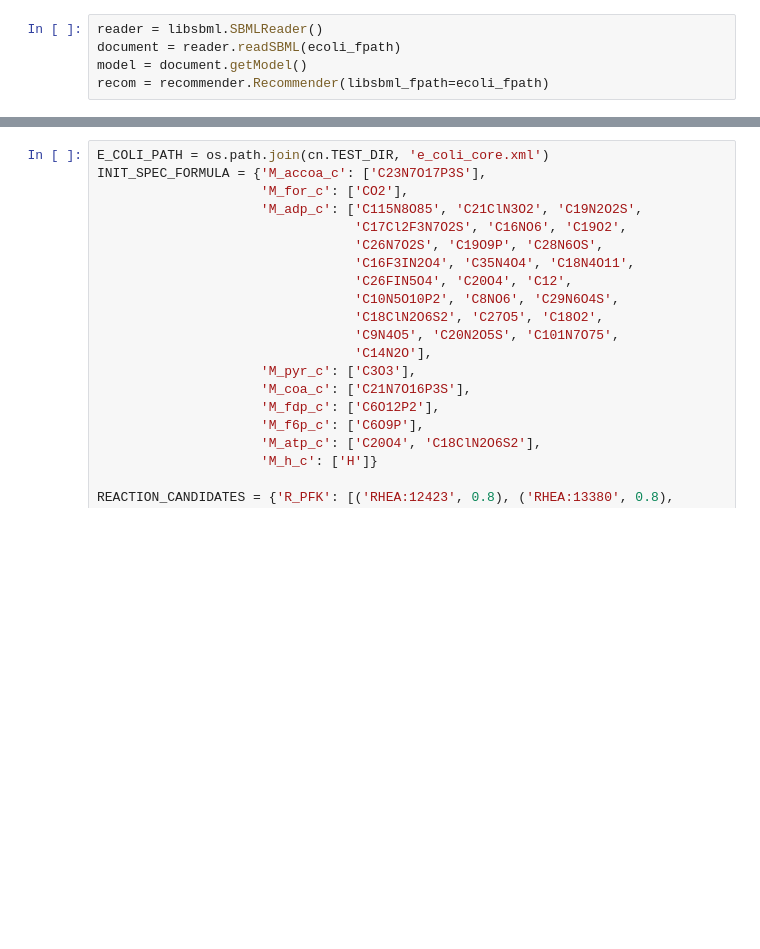
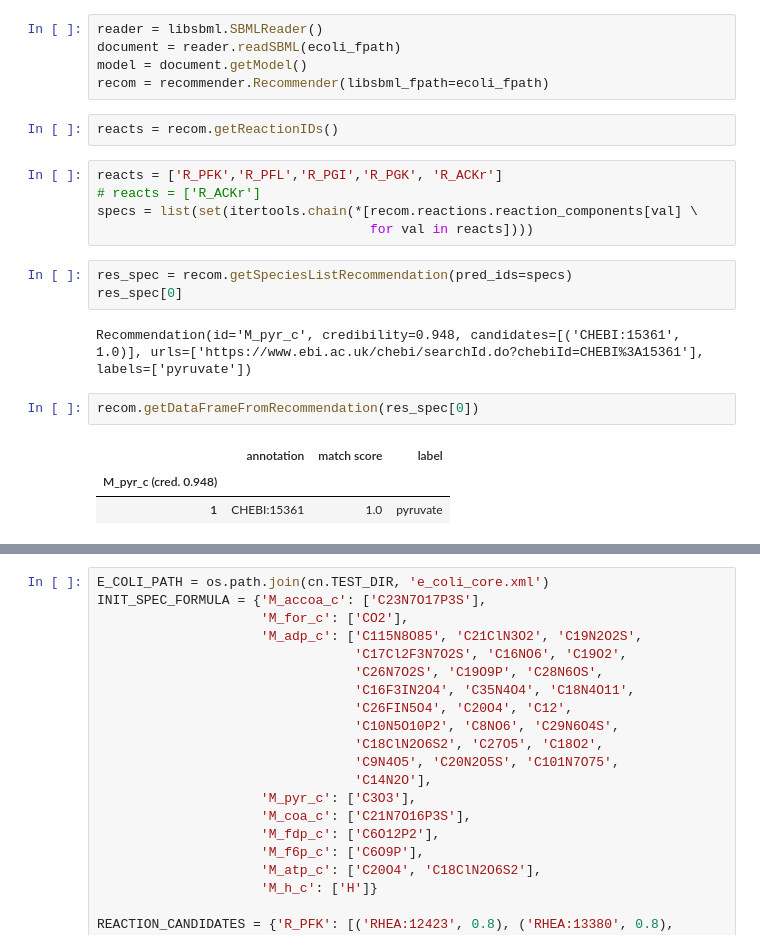
Before and after one commit to sys-bio/AMAS, a Jupyter notebook: notebooks/develop_iterator.ipynb, the cells around one changed output, grey strips where cells are left out. Drawn from its saved outputs; the diff is of its cells as text; blank space fills up the shorter version.

```diff
--- a/notebooks/develop_iterator.ipynb
+++ b/notebooks/develop_iterator.ipynb
@@ -42,3 +42,21 @@ reader = libsbml.SBMLReader()
 document = reader.readSBML(ecoli_fpath)
 model = document.getModel()
 recom = recommender.Recommender(libsbml_fpath=ecoli_fpath)
+# %%
+reacts = recom.getReactionIDs()
+# %%
+reacts = ['R_PFK','R_PFL','R_PGI','R_PGK', 'R_ACKr']
+# reacts = ['R_ACKr']
+specs = list(set(itertools.chain(*[recom.reactions.reaction_components[val] \
+                                   for val in reacts])))
+# %%
+res_spec = recom.getSpeciesListRecommendation(pred_ids=specs)
+res_spec[0]
+# %% [output]
+Recommendation(id='M_pyr_c', credibility=0.948, candidates=[('CHEBI:15361', 1.0)], urls=['https://www.ebi.ac.uk/chebi/searchId.do?chebiId=CHEBI%3A15361'], labels=['pyruvate'])
+# %%
+recom.getDataFrameFromRecommendation(res_spec[0])
+# %% [output]
+|  | annotation | match score | label |
+| M_pyr_c (cred. 0.948) |  |  |  |
+| 1 | CHEBI:15361 | 1.0 | pyruvate |
```
Also changed, not shown: parts of 20 cells of this notebook, 5 other files.
